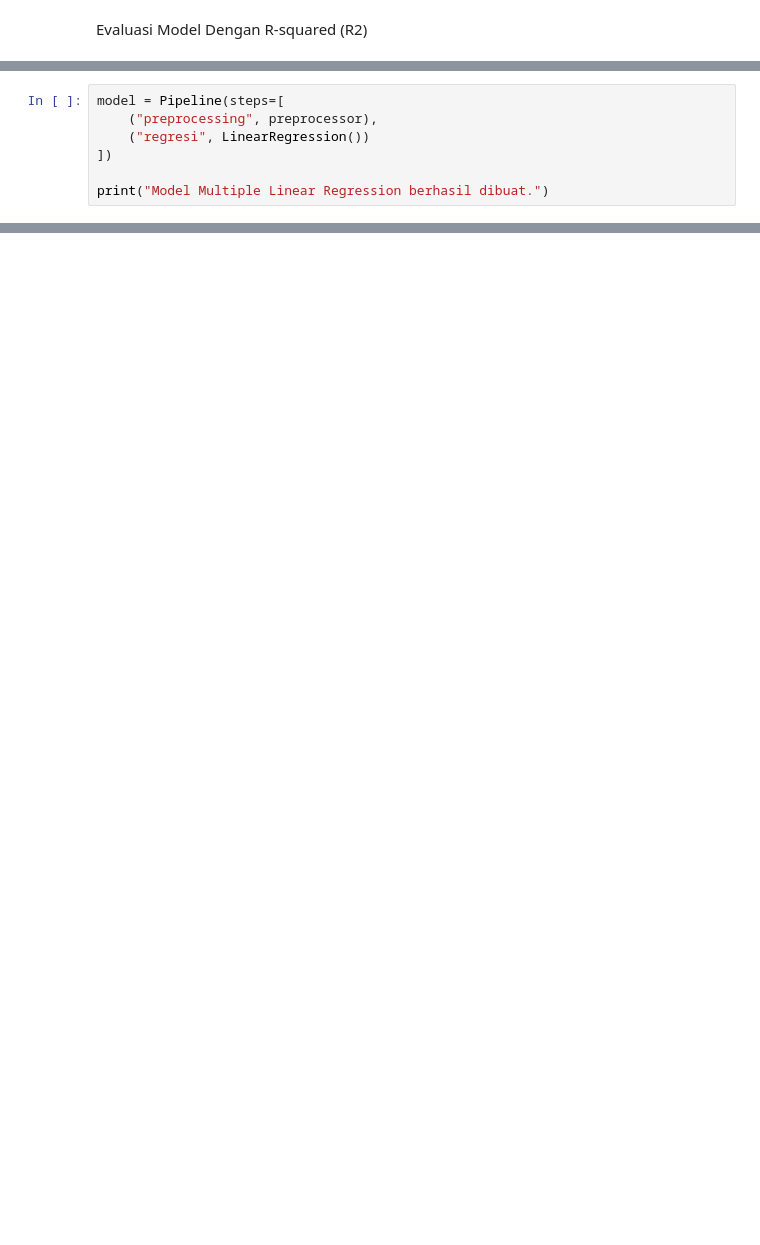
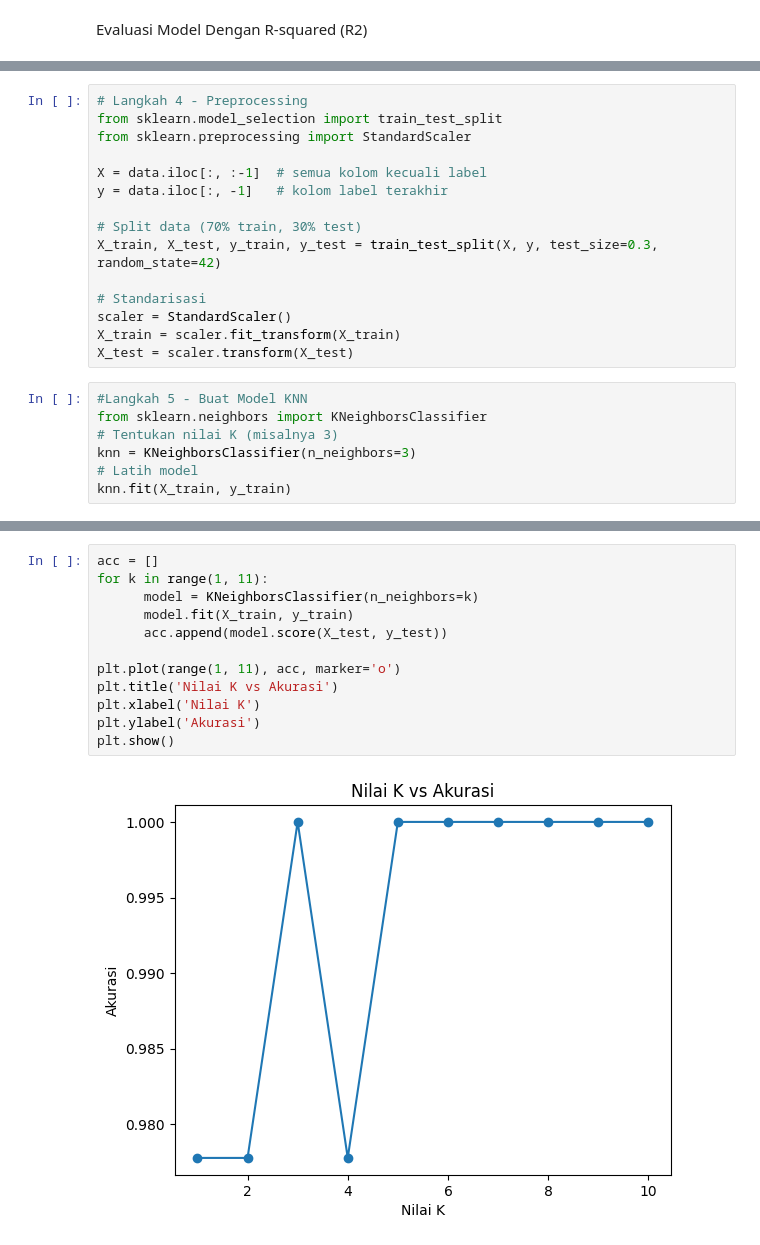
Before and after one commit to Faiva-404/PemMes-Ganjil-2026, a Jupyter notebook: JS09.ipynb, the cells around one changed output, grey strips where cells are left out. Saved outputs shown, nothing was run; the diff lists cells and outputs as text; blank space fills up the shorter version.

```diff
--- a/JS09.ipynb
+++ b/JS09.ipynb
@@ -516,7 +56,0 @@ Preprocessing berhasil disiapkan.
-# %%
-model = Pipeline(steps=[
-    ("preprocessing", preprocessor),
-    ("regresi", LinearRegression())
-])
-
-print("Model Multiple Linear Regression berhasil dibuat.")
@@ -614,0 +90,22 @@ plt.show()
+# %%
+# Langkah 4 - Preprocessing
+from sklearn.model_selection import train_test_split
+from sklearn.preprocessing import StandardScaler
+
+X = data.iloc[:, :-1]  # semua kolom kecuali label
+y = data.iloc[:, -1]   # kolom label terakhir
+
+# Split data (70% train, 30% test)
+X_train, X_test, y_train, y_test = train_test_split(X, y, test_size=0.3, random_state=42)
+
+# Standarisasi
+scaler = StandardScaler()
+X_train = scaler.fit_transform(X_train)
+X_test = scaler.transform(X_test)
+# %%
+#Langkah 5 - Buat Model KNN
+from sklearn.neighbors import KNeighborsClassifier
+# Tentukan nilai K (misalnya 3)
+knn = KNeighborsClassifier(n_neighbors=3)
+# Latih model
+knn.fit(X_train, y_train)
@@ -614,0 +138,14 @@ plt.show()
+# %%
+acc = []
+for k in range(1, 11):
+	  model = KNeighborsClassifier(n_neighbors=k)
+	  model.fit(X_train, y_train)
+	  acc.append(model.score(X_test, y_test))
+
+plt.plot(range(1, 11), acc, marker='o')
+plt.title('Nilai K vs Akurasi')
+plt.xlabel('Nilai K')
+plt.ylabel('Akurasi')
+plt.show()
+# %% [output]
+[figure, added]
```
Also changed, not shown: parts of 89 cells of this notebook.
